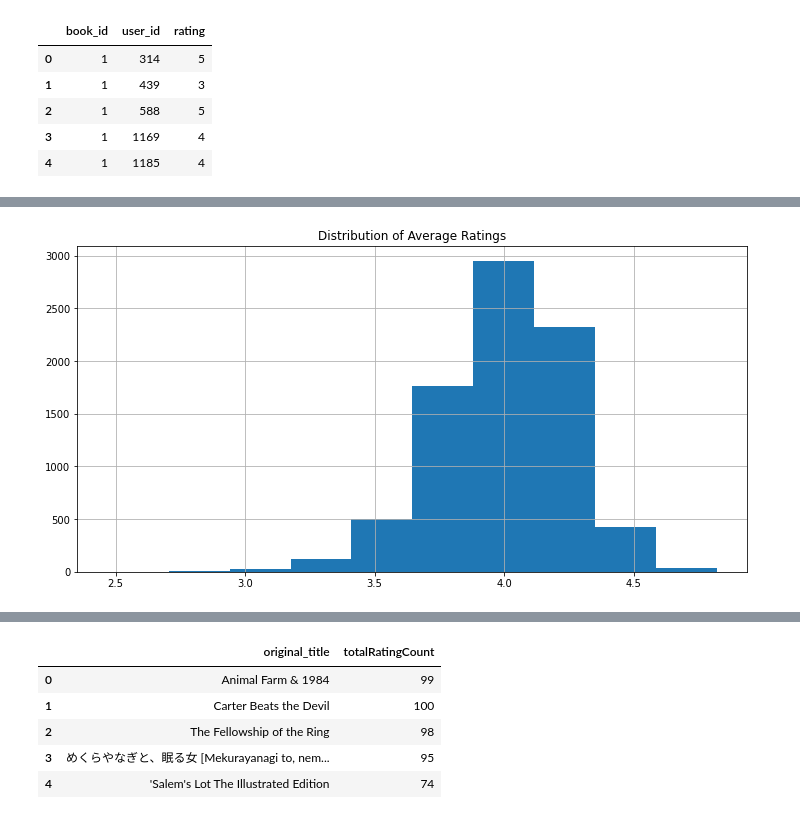
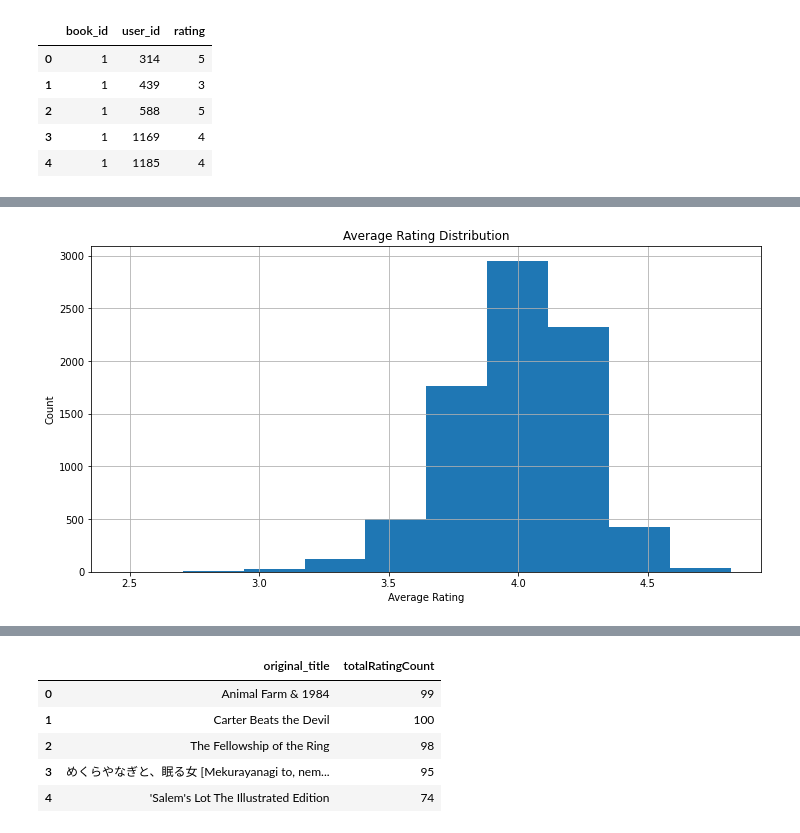
Before and after one commit to ashwinigit123/DataMining, a Jupyter notebook: BookRecommendation_itembased.ipynb, the cells around one changed output, grey strips where cells are left out. Drawn from its saved outputs; the diff is of its cells as text; code cells hidden in the pictures.

```diff
--- a/BookRecommendation_itembased.ipynb
+++ b/BookRecommendation_itembased.ipynb
@@ -56,11 +66,13 @@ Requirement already satisfied: python-dateutil>=2.7.3 in /usr/local/lib/python3.
 # %%
 import matplotlib.pyplot as plt
 plt.figure(figsize=(12,6))
-plt.title("Distribution of Average Ratings")
+plt.title("Average Rating Distribution")
 books["average_rating"].hist()
+plt.xlabel("Average Rating")
+plt.ylabel("Count")
 display()
 # %% [output]
-[figure, old version]
+[figure, new version]
 # %%
 import plotly_express as px
 popularAuthors = books['authors'].value_counts().reset_index()
```
Also changed, not shown: parts of 19 cells of this notebook.
